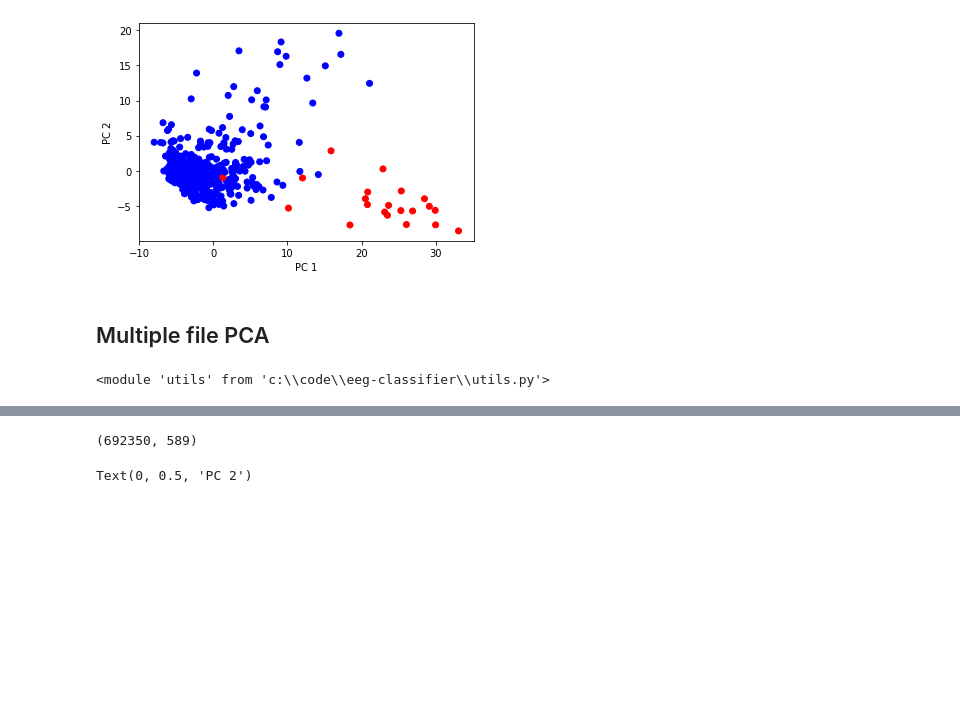
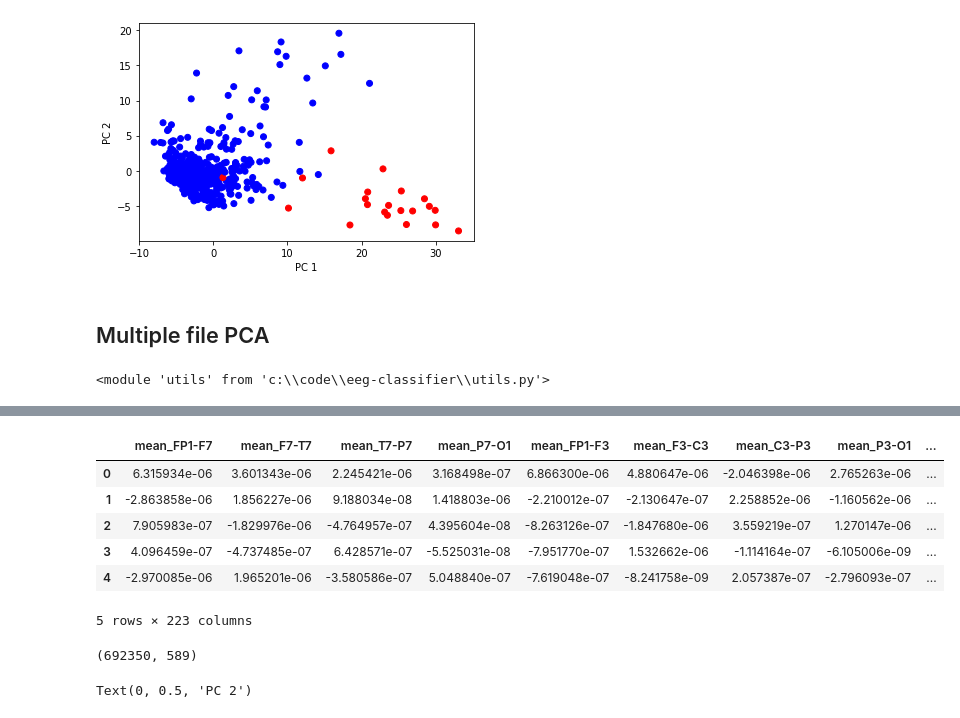
Before and after one commit to mattjdavis/eeg_classifier, a Jupyter notebook: load_data.ipynb, the cells around one changed output, grey strips where cells are left out. Cells and saved outputs as stored; diff of their text form; code cells hidden in the pictures; blank space fills up the shorter version.

```diff
--- a/load_data.ipynb
+++ b/load_data.ipynb
@@ -167,8 +167,8 @@ dfs = []
 
 skip_files = ['chb12_27.edf', 'chb12_28.edf', 'chb12_29.edf']	# these have completely different channel montage names, shame cause 13 siezures in these recordings
 
-#for i,row in df_info.loc[0:2].iterrows():
-for i,row in df_info.iterrows():
+for i,row in df_info.loc[0:2].iterrows():
+#for i,row in df_info.iterrows():
 
     if row.file_name not in skip_files:
         path = row.folder / row.file_name
@@ -201,3 +201,13 @@ df_all = pd.concat(df_all)
+# %%
+df_all.head()
+# %% [output]
+|  | mean_FP1-F7 | mean_F7-T7 | mean_T7-P7 | mean_P7-O1 | mean_FP1-F3 | mean_F3-C3 | mean_C3-P3 | mean_P3-O1 | ... |
+| 0 | 6.315934e-06 | 3.601343e-06 | 2.245421e-06 | 3.168498e-07 | 6.866300e-06 | 4.880647e-06 | -2.046398e-06 | 2.765263e-06 | ... |
+| 1 | -2.863858e-06 | 1.856227e-06 | 9.188034e-08 | 1.418803e-06 | -2.210012e-07 | -2.130647e-07 | 2.258852e-06 | -1.160562e-06 | ... |
+| 2 | 7.905983e-07 | -1.829976e-06 | -4.764957e-07 | 4.395604e-08 | -8.263126e-07 | -1.847680e-06 | 3.559219e-07 | 1.270147e-06 | ... |
+| 3 | 4.096459e-07 | -4.737485e-07 | 6.428571e-07 | -5.525031e-08 | -7.951770e-07 | 1.532662e-06 | -1.114164e-07 | -6.105006e-09 | ... |
+| 4 | -2.970085e-06 | 1.965201e-06 | -3.580586e-07 | 5.048840e-07 | -7.619048e-07 | -8.241758e-09 | 2.057387e-07 | -2.796093e-07 | ... |
+5 rows × 223 columns
 # %%
 
 df_info = utils.get_summaries(data_dir)
```
Also changed, not shown: parts of 11 cells of this notebook, 1 other file.
